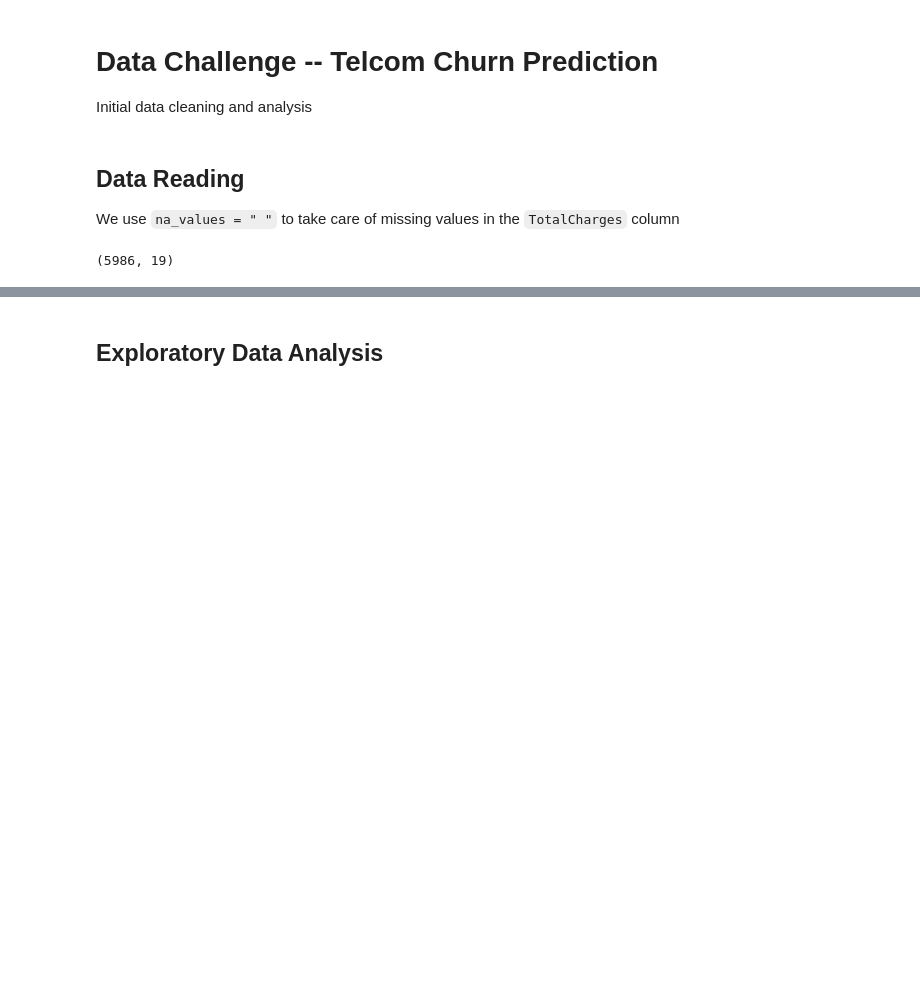
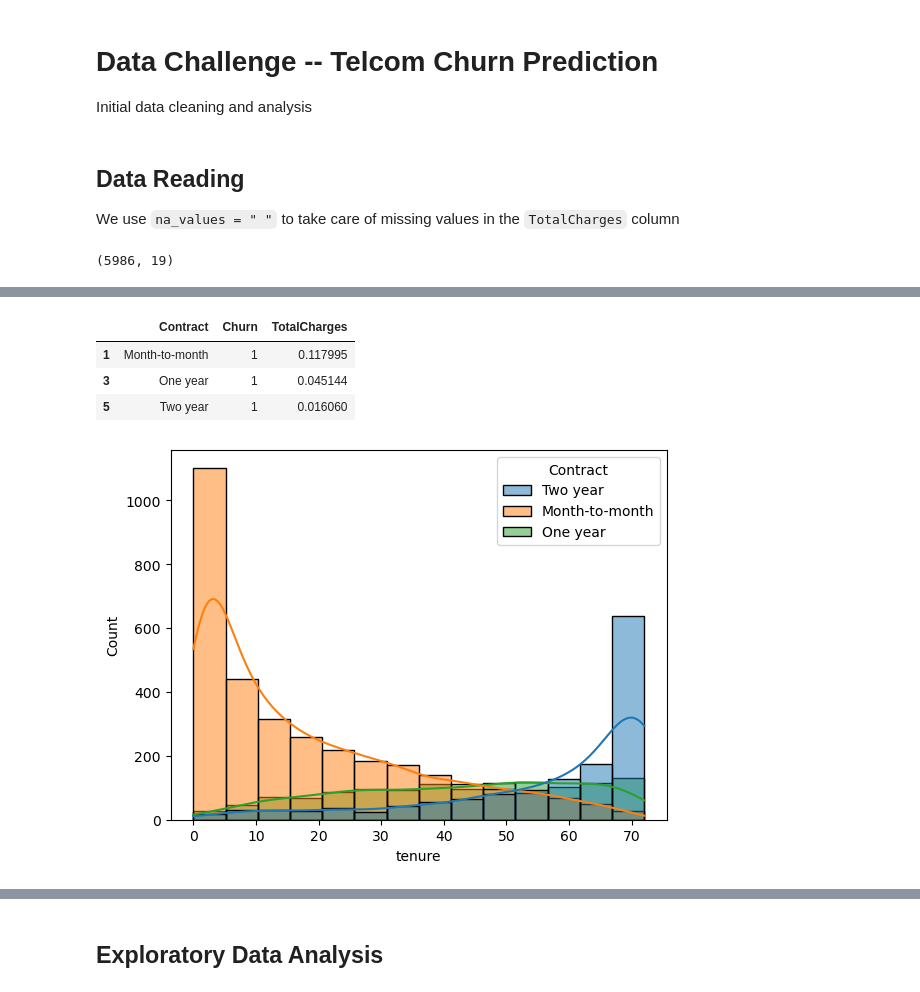
Before and after one commit to gordoaraujo/cl_churn_prediction, a Jupyter notebook: notebooks/Jose_Data_Analysis_Modelling.ipynb, the cells around one changed output, grey strips where cells are left out. Cells and saved outputs as stored; diff of their text form; code cells hidden in the pictures; blank space fills up the shorter version.

```diff
--- a/notebooks/Jose_Data_Analysis_Modelling.ipynb
+++ b/notebooks/Jose_Data_Analysis_Modelling.ipynb
@@ -119,0 +208,13 @@ dtype: object
+# %%
+df_group = df_churn.groupby(by = ["Contract", "Churn"]).TotalCharges.sum().reset_index()
+df_group["TotalCharges"] = df_group["TotalCharges"] / df_churn.TotalCharges.sum()
+df_group[(df_group["Churn"] == 1)]
+# %% [output]
+|  | Contract | Churn | TotalCharges |
+| 1 | Month-to-month | 1 | 0.117995 |
+| 3 | One year | 1 | 0.045144 |
+| 5 | Two year | 1 | 0.016060 |
+# %%
+sns.histplot(data = df_churn, x = "tenure", hue='Contract', kde = "True", fill = True);
+# %% [output]
+[figure, added]
```
Also changed, not shown: parts of 74 cells of this notebook, 1 other file.
